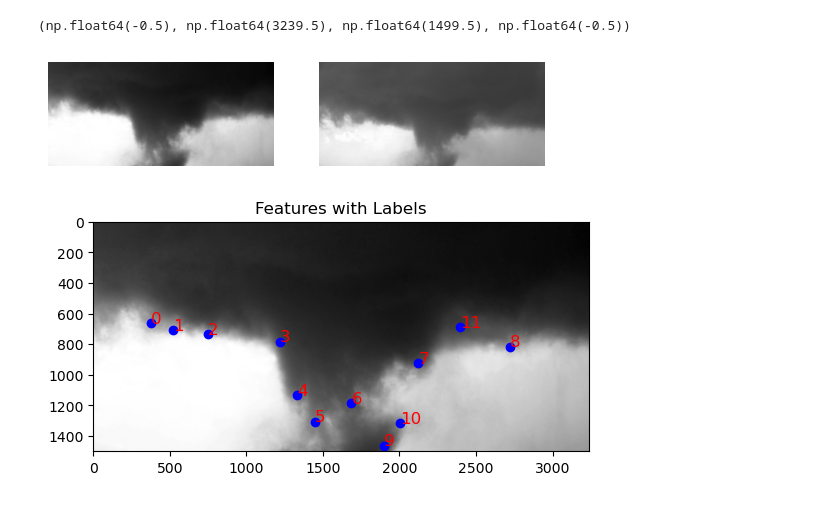
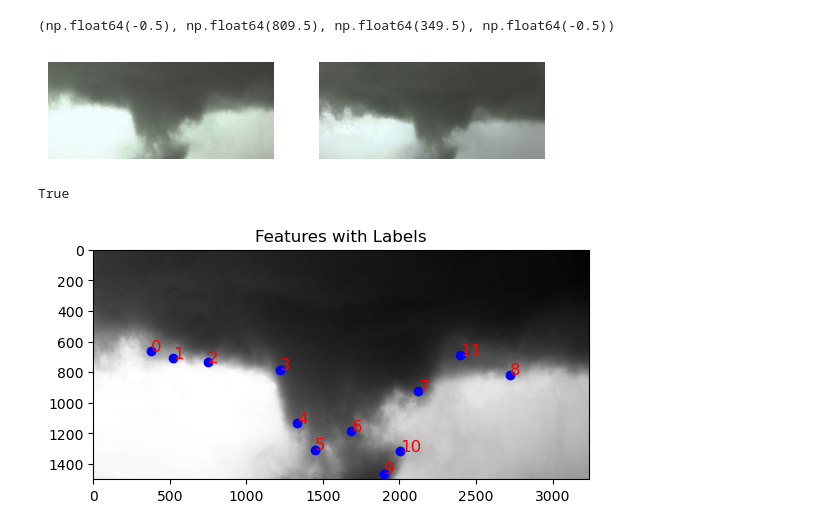
Before and after one commit to adamy03/Reconstruction-Tornadoes-with-Neural-Inverse-Rendering, a Jupyter notebook: notebooks/manual_features.ipynb, the cells around one changed output. Saved outputs shown, nothing was run; the diff lists cells and outputs as text; code cells hidden in the pictures.

```diff
--- a/notebooks/manual_features.ipynb
+++ b/notebooks/manual_features.ipynb
@@ -4,20 +4,27 @@ import cv2
 import numpy as np
 import matplotlib.pyplot as plt
 # %%
-imgL = cv2.imread('../data/color_matched/Schyma_4K_calibrated_81705.png', cv2.IMREAD_GRAYSCALE)
-imgR = cv2.imread('../data/color_matched/Seimon_4K_calibrated_2024_corrected_81705.png', cv2.IMREAD_GRAYSCALE)
+imgL = cv2.imread('../data/color_matched/Schyma_4K_calibrated_81705.png')
+imgR = cv2.imread('../data/color_matched/Seimon_4K_calibrated_2024_corrected_81705.png')
 
-imgL = imgL[0:1500, 600:]
-imgR = imgR[0:1500, :3240]
+imgL = imgL[100:1500, 600:]
+imgR = imgR[100:1500, :3240]
+imgL = imgL[::4, ::4]
+imgR = imgR[::4, ::4]
 
 fig, axs = plt.subplots(1, 2)
 axs[0].imshow(imgL, cmap='gray')
 axs[0].axis('off')
 axs[1].imshow(imgR, cmap='gray')
 axs[1].axis('off')
 # %% [output]
-(np.float64(-0.5), np.float64(3239.5), np.float64(1499.5), np.float64(-0.5))
+(np.float64(-0.5), np.float64(809.5), np.float64(349.5), np.float64(-0.5))
-[figure, old version]
+[figure, new version]
+# %%
+cv2.imwrite('schyma_cropped.png', imgL)
+cv2.imwrite('seimon_cropped.png', imgR)
+# %% [output]
+True
 # %%
 left_features = select_features(imgL)
 # %%
```
Also changed, not shown: 5 other files.
